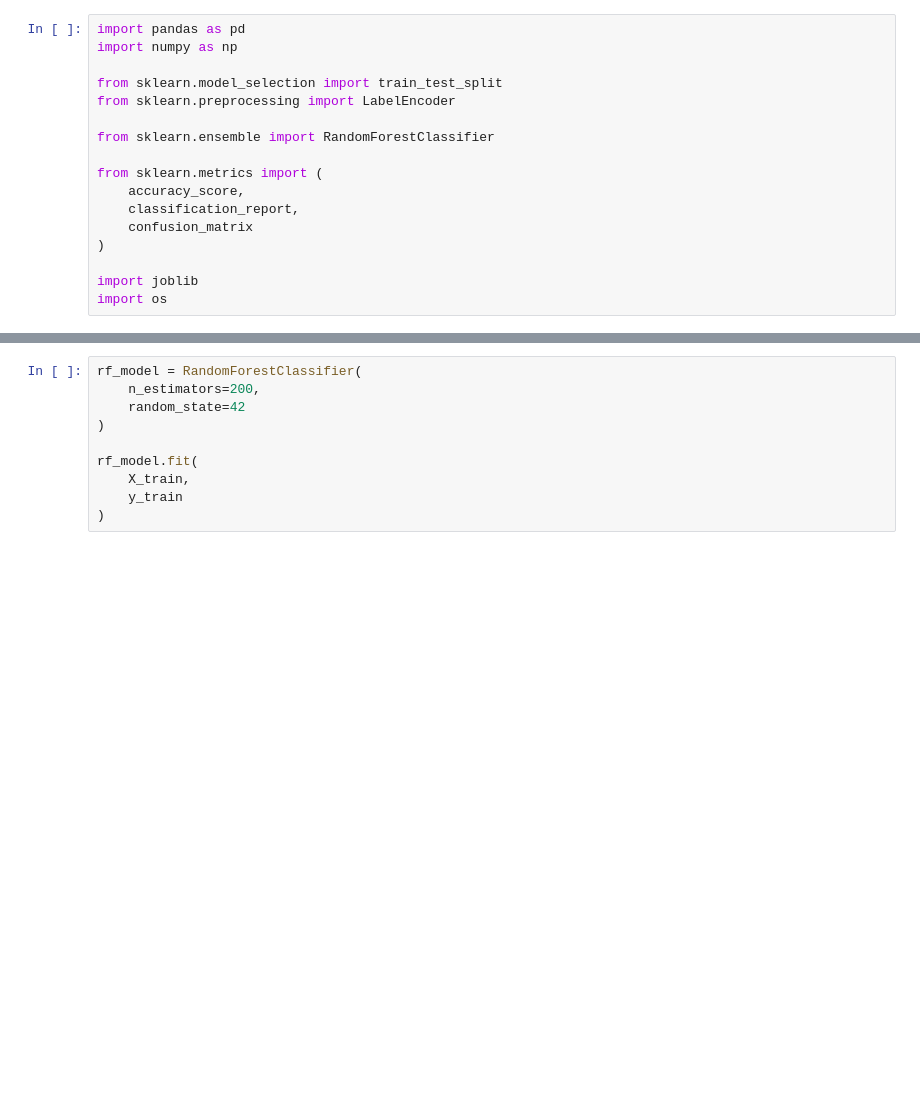
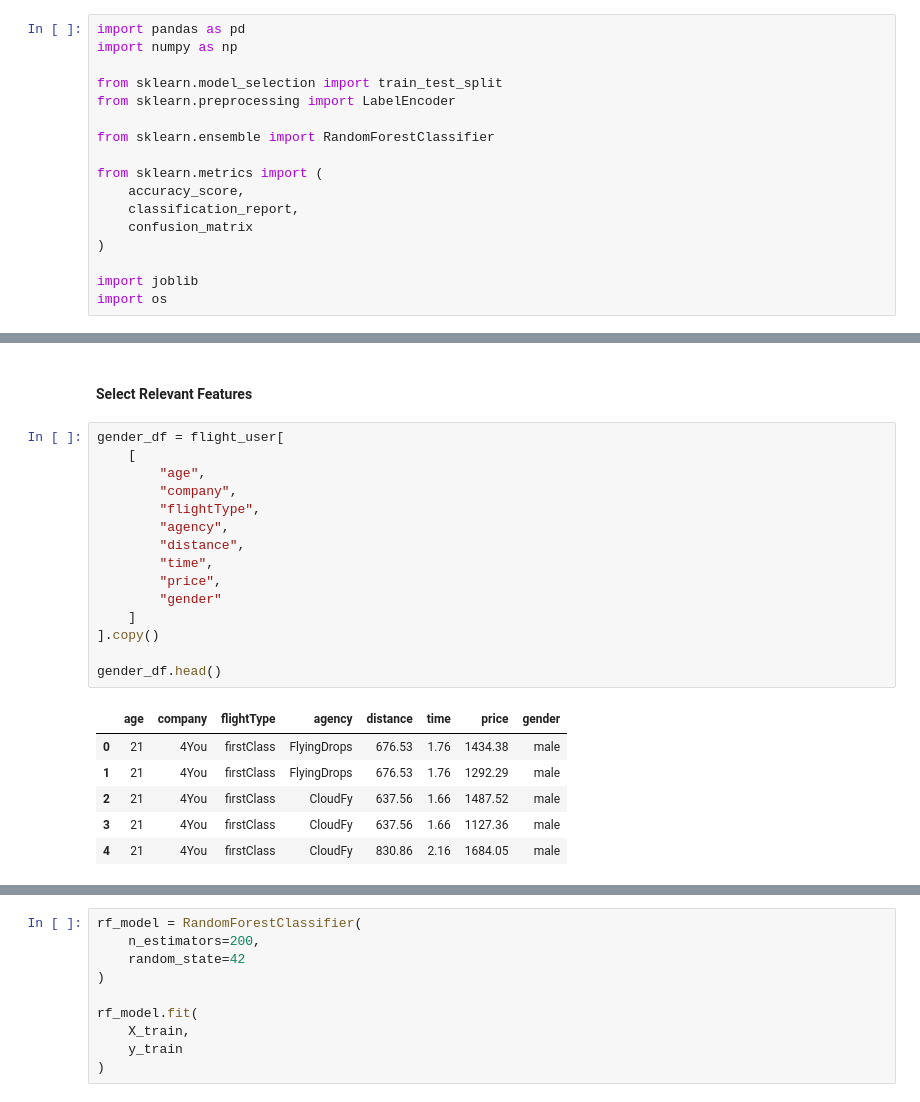
Before and after one commit to Ganesh-VG/Voyage_Analytics_MLOps_Project, a Jupyter notebook: notebooks/05_gender_classification.ipynb, the cells around one changed output, grey strips where cells are left out. Cells and saved outputs as stored; diff of their text form; blank space fills up the shorter version.

```diff
--- a/notebooks/05_gender_classification.ipynb
+++ b/notebooks/05_gender_classification.ipynb
@@ -292,0 +57,24 @@ Random Forest is selected because it performs well on mixed numerical and catego
+# %% [markdown]
+#### Select Relevant Features
+# %%
+gender_df = flight_user[
+    [
+        "age",
+        "company",
+        "flightType",
+        "agency",
+        "distance",
+        "time",
+        "price",
+        "gender"
+    ]
+].copy()
+
+gender_df.head()
+# %% [output]
+|  | age | company | flightType | agency | distance | time | price | gender |
+| 0 | 21 | 4You | firstClass | FlyingDrops | 676.53 | 1.76 | 1434.38 | male |
+| 1 | 21 | 4You | firstClass | FlyingDrops | 676.53 | 1.76 | 1292.29 | male |
+| 2 | 21 | 4You | firstClass | CloudFy | 637.56 | 1.66 | 1487.52 | male |
+| 3 | 21 | 4You | firstClass | CloudFy | 637.56 | 1.66 | 1127.36 | male |
+| 4 | 21 | 4You | firstClass | CloudFy | 830.86 | 2.16 | 1684.05 | male |
```
Also changed, not shown: parts of 45 cells of this notebook, 8 other files.
